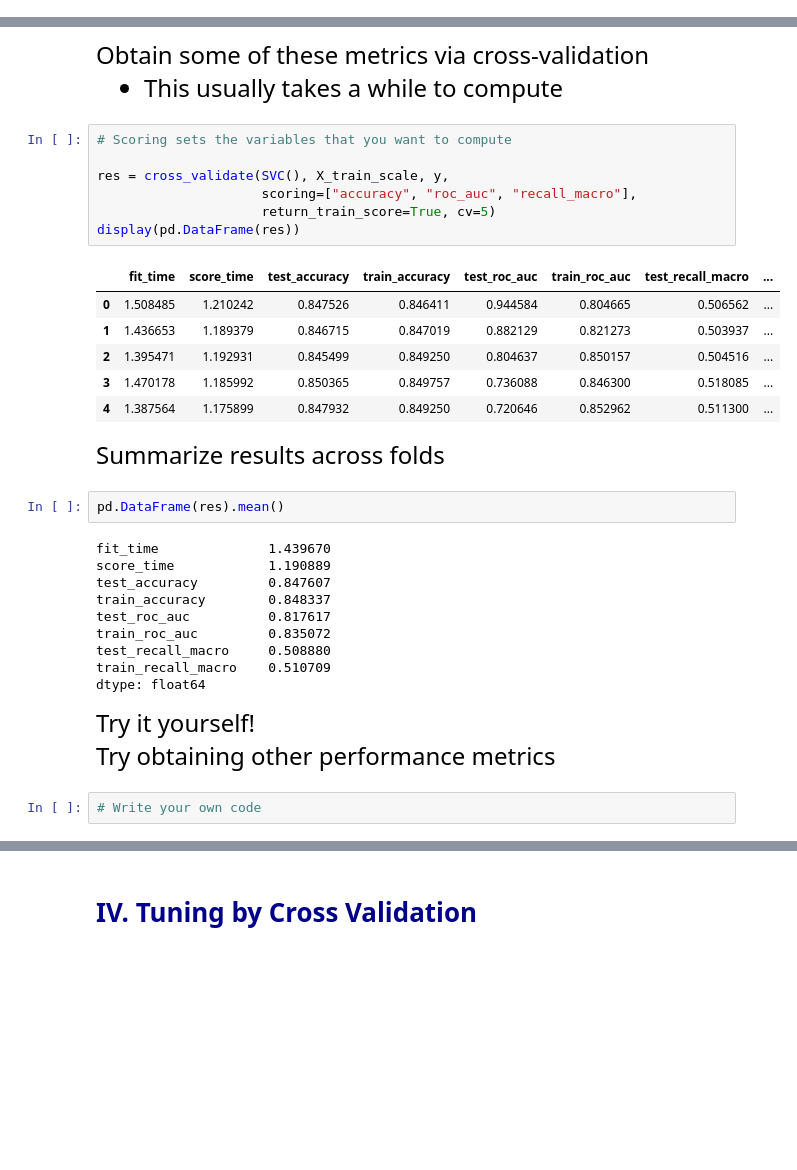
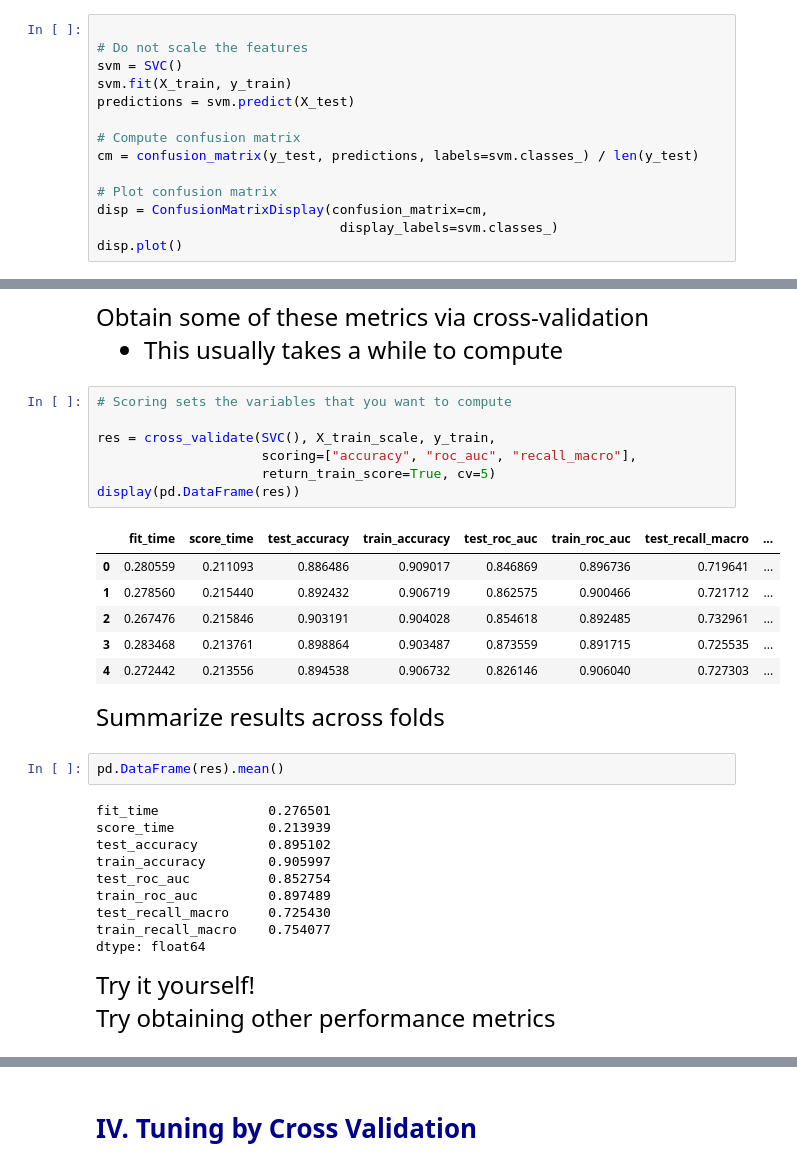
Before and after one commit to lornalyu/qtm531spring2024, a Jupyter notebook: Lecture 17/Lecture 17a - Classification Metrics.ipynb, the cells around one changed output, grey strips where cells are left out. Saved outputs shown, nothing was run; the diff lists cells and outputs as text; blank space fills up the shorter version.

```diff
--- a/Lecture 17/Lecture 17a - Classification Metrics.ipynb
+++ b/Lecture 17/Lecture 17a - Classification Metrics.ipynb
@@ -234,0 +233,14 @@ weight
+# %%
+
+# Do not scale the features
+svm = SVC()
+svm.fit(X_train, y_train)
+predictions = svm.predict(X_test)
+
+# Compute confusion matrix
+cm = confusion_matrix(y_test, predictions, labels=svm.classes_) / len(y_test)
+
+# Plot confusion matrix
+disp = ConfusionMatrixDisplay(confusion_matrix=cm,
+                               display_labels=svm.classes_)
+disp.plot()
@@ -270,17 +298,17 @@ Obtain some of these metrics via cross-validation
 # %%
 # Scoring sets the variables that you want to compute
 
-res = cross_validate(SVC(), X_train_scale, y,
+res = cross_validate(SVC(), X_train_scale, y_train,
                      scoring=["accuracy", "roc_auc", "recall_macro"],
                      return_train_score=True, cv=5)
 display(pd.DataFrame(res))
 # %% [output]
 |  | fit_time | score_time | test_accuracy | train_accuracy | test_roc_auc | train_roc_auc | test_recall_macro | ... |
-| 0 | 1.508485 | 1.210242 | 0.847526 | 0.846411 | 0.944584 | 0.804665 | 0.506562 | ... |
-| 1 | 1.436653 | 1.189379 | 0.846715 | 0.847019 | 0.882129 | 0.821273 | 0.503937 | ... |
-| 2 | 1.395471 | 1.192931 | 0.845499 | 0.849250 | 0.804637 | 0.850157 | 0.504516 | ... |
-| 3 | 1.470178 | 1.185992 | 0.850365 | 0.849757 | 0.736088 | 0.846300 | 0.518085 | ... |
-| 4 | 1.387564 | 1.175899 | 0.847932 | 0.849250 | 0.720646 | 0.852962 | 0.511300 | ... |
+| 0 | 0.280559 | 0.211093 | 0.886486 | 0.909017 | 0.846869 | 0.896736 | 0.719641 | ... |
+| 1 | 0.278560 | 0.215440 | 0.892432 | 0.906719 | 0.862575 | 0.900466 | 0.721712 | ... |
+| 2 | 0.267476 | 0.215846 | 0.903191 | 0.904028 | 0.854618 | 0.892485 | 0.732961 | ... |
+| 3 | 0.283468 | 0.213761 | 0.898864 | 0.903487 | 0.873559 | 0.891715 | 0.725535 | ... |
+| 4 | 0.272442 | 0.213556 | 0.894538 | 0.906732 | 0.826146 | 0.906040 | 0.727303 | ... |
 # %% [markdown]
 <font size = "5">
 
@@ -288,14 +316,14 @@ Summarize results across folds
 # %%
 pd.DataFrame(res).mean()
 # %% [output]
-fit_time              1.439670
-score_time            1.190889
-test_accuracy         0.847607
-train_accuracy        0.848337
-test_roc_auc          0.817617
-train_roc_auc         0.835072
-test_recall_macro     0.508880
-train_recall_macro    0.510709
+fit_time              0.276501
+score_time            0.213939
+test_accuracy         0.895102
+train_accuracy        0.905997
+test_roc_auc          0.852754
+train_roc_auc         0.897489
+test_recall_macro     0.725430
+train_recall_macro    0.754077
 dtype: float64
 # %% [markdown]
 <font size ="5">
@@ -303,5 +331,3 @@ dtype: float64
 Try it yourself!
 
 Try obtaining other performance metrics
-# %%
-# Write your own code
```
Also changed, not shown: parts of 9 cells of this notebook.
